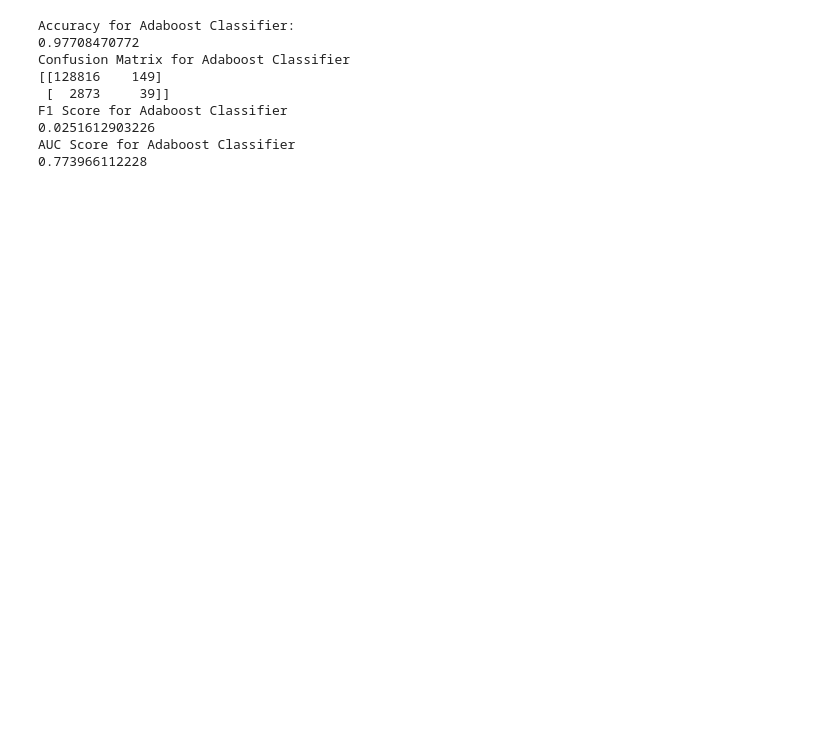
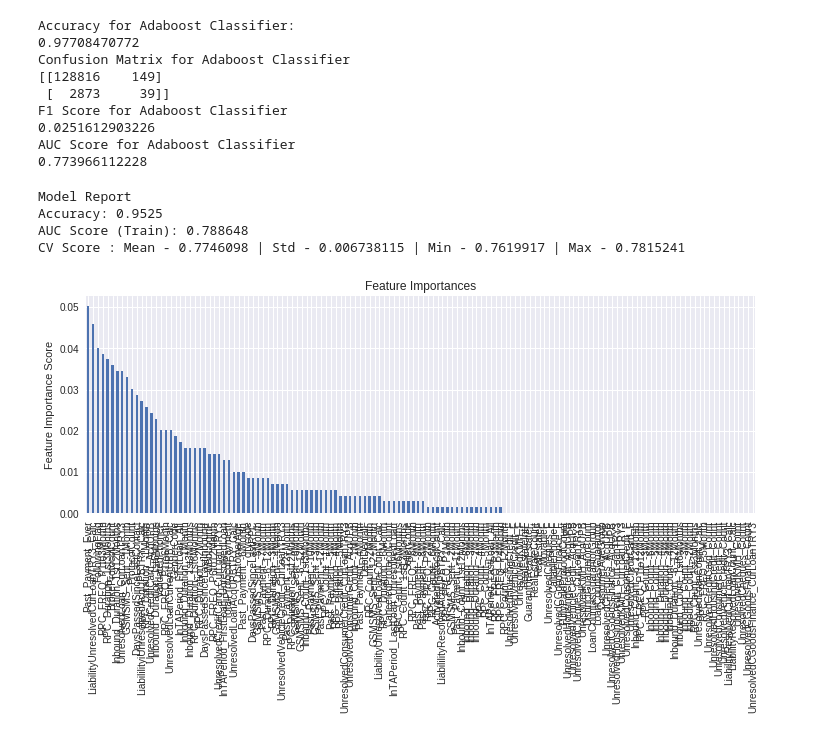
Before and after one commit to batumoglu/Bankcrupty_Prediction, a Jupyter notebook: Proje2.ipynb, the cells around one changed output. Saved outputs shown, nothing was run; the diff lists cells and outputs as text; code cells hidden in the pictures; blank space fills up the shorter version.

```diff
--- a/Proje2.ipynb
+++ b/Proje2.ipynb
@@ -311,5 +338,11 @@ F1 Score for Adaboost Classifier
 AUC Score for Adaboost Classifier
 0.773966112228
 # %%
-xgb = AdaBoostClassifier()
-modelfit(abm0, y_train, x_train)
+xgb0 = XGBClassifier()
+modelfit(xgb0, y_train, x_train)
+# %% [output]
+Model Report
+Accuracy: 0.9525
+AUC Score (Train): 0.788648
+CV Score : Mean - 0.7746098 | Std - 0.006738115 | Min - 0.7619917 | Max - 0.7815241
+[figure, added]
```
Also changed, not shown: parts of 11 cells of this notebook, 1 other file.
